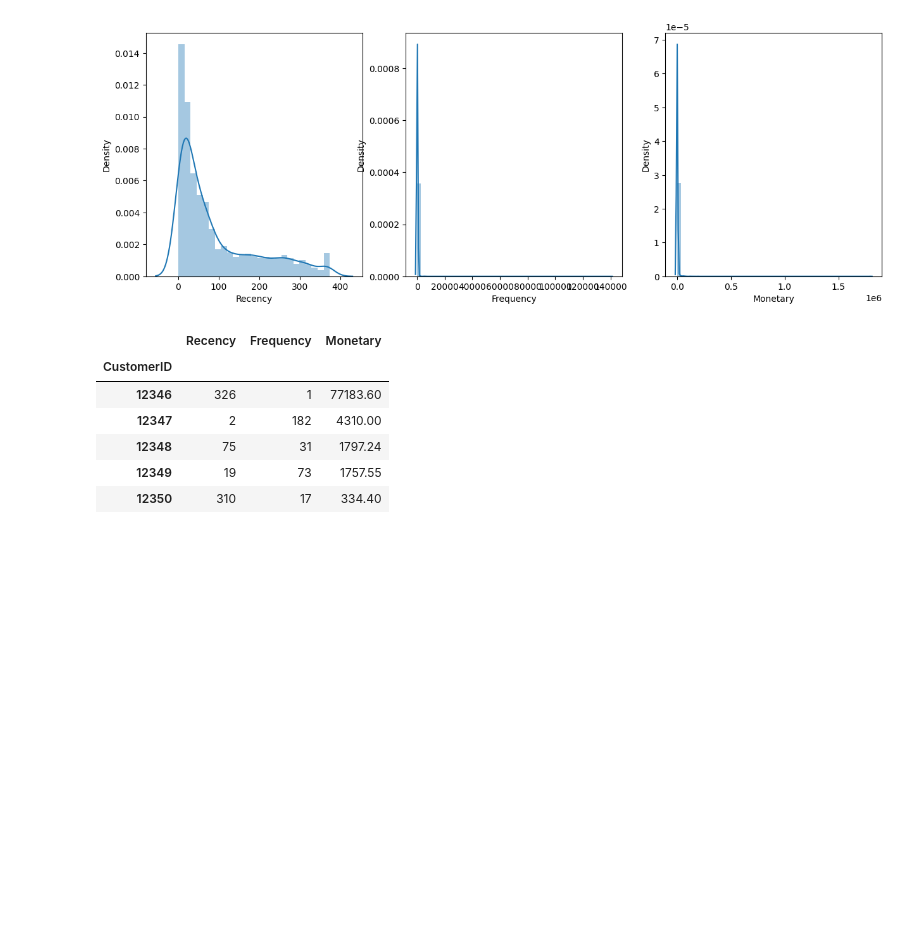
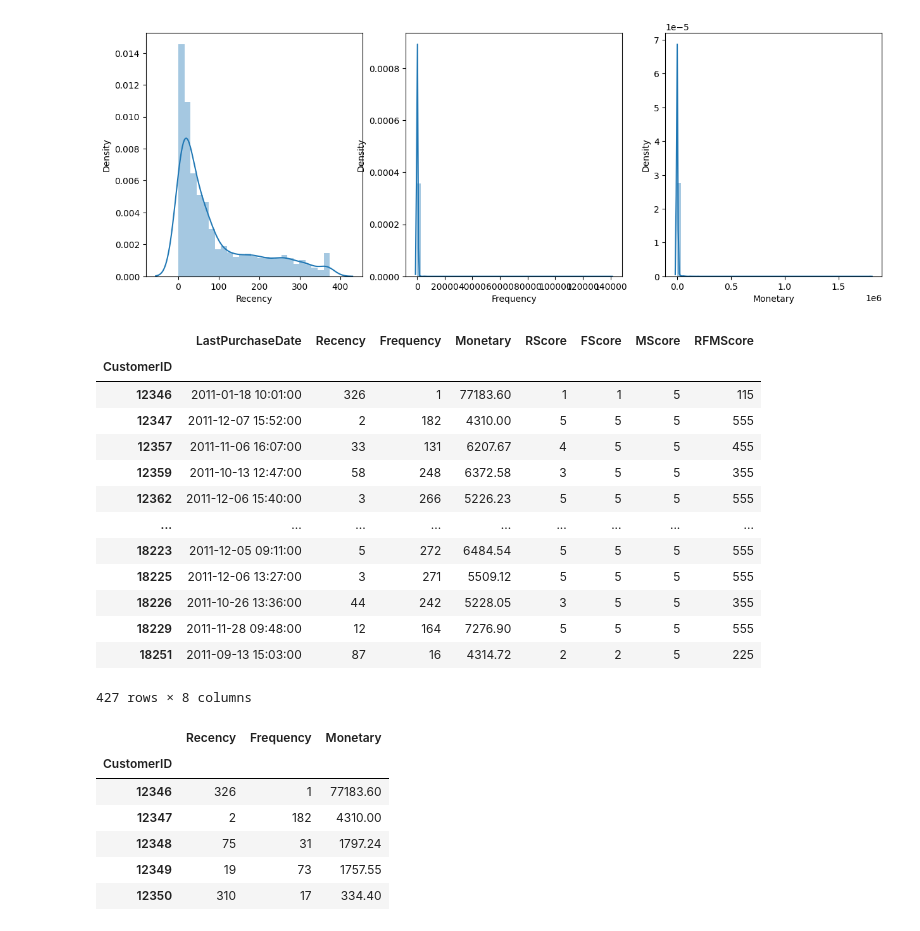
Before and after one commit to uzunb/crm-analysis-of-ecommerce-data, a Jupyter notebook: main.ipynb, the cells around one changed output. Saved outputs shown, nothing was run; the diff lists cells and outputs as text; code cells hidden in the pictures; blank space fills up the shorter version.

```diff
--- a/main.ipynb
+++ b/main.ipynb
@@ -370,6 +376,28 @@ https://gist.github.com/mwaskom/de44147ed2974457ad6372750bbe5751
 
   sns.distplot(rfm["Monetary"], ax=ax[2])
 [figure]
+# %%
+# get outliers for monetary
+Q1 = rfm["Monetary"].quantile(0.25)
+Q3 = rfm["Monetary"].quantile(0.75)
+IQR = Q3 - Q1
+outliers = rfm[(rfm["Monetary"] < (Q1 - 1.5 * IQR)) | (rfm["Monetary"] > (Q3 + 1.5 * IQR))]
+outliers
+# %% [output]
+|  | LastPurchaseDate | Recency | Frequency | Monetary | RScore | FScore | MScore | RFMScore |
+| CustomerID |  |  |  |  |  |  |  |  |
+| 12346 | 2011-01-18 10:01:00 | 326 | 1 | 77183.60 | 1 | 1 | 5 | 115 |
+| 12347 | 2011-12-07 15:52:00 | 2 | 182 | 4310.00 | 5 | 5 | 5 | 555 |
+| 12357 | 2011-11-06 16:07:00 | 33 | 131 | 6207.67 | 4 | 5 | 5 | 455 |
+| 12359 | 2011-10-13 12:47:00 | 58 | 248 | 6372.58 | 3 | 5 | 5 | 355 |
+| 12362 | 2011-12-06 15:40:00 | 3 | 266 | 5226.23 | 5 | 5 | 5 | 555 |
+| ... | ... | ... | ... | ... | ... | ... | ... | ... |
+| 18223 | 2011-12-05 09:11:00 | 5 | 272 | 6484.54 | 5 | 5 | 5 | 555 |
+| 18225 | 2011-12-06 13:27:00 | 3 | 271 | 5509.12 | 5 | 5 | 5 | 555 |
+| 18226 | 2011-10-26 13:36:00 | 44 | 242 | 5228.05 | 3 | 5 | 5 | 355 |
+| 18229 | 2011-11-28 09:48:00 | 12 | 164 | 7276.90 | 5 | 5 | 5 | 555 |
+| 18251 | 2011-09-13 15:03:00 | 87 | 16 | 4314.72 | 2 | 2 | 5 | 225 |
+427 rows × 8 columns
 # %%
 clusterData = rfm[["Recency", "Frequency", "Monetary"]]
 clusterData.head()
```
Also changed, not shown: parts of 10 cells of this notebook.
